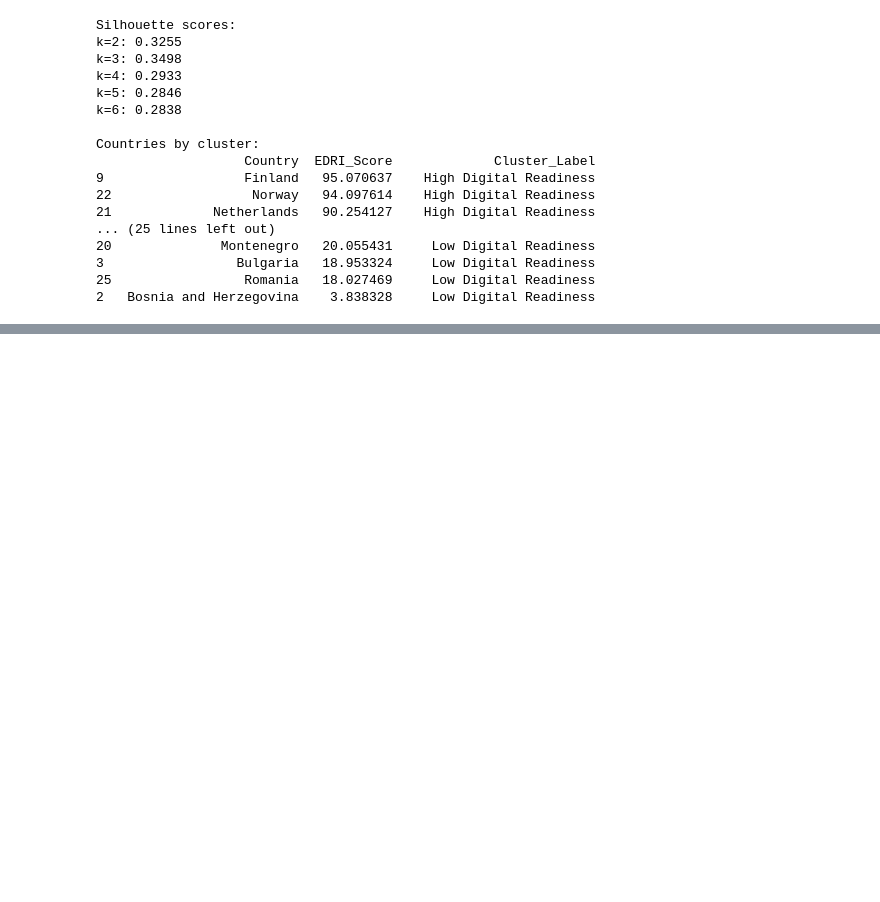
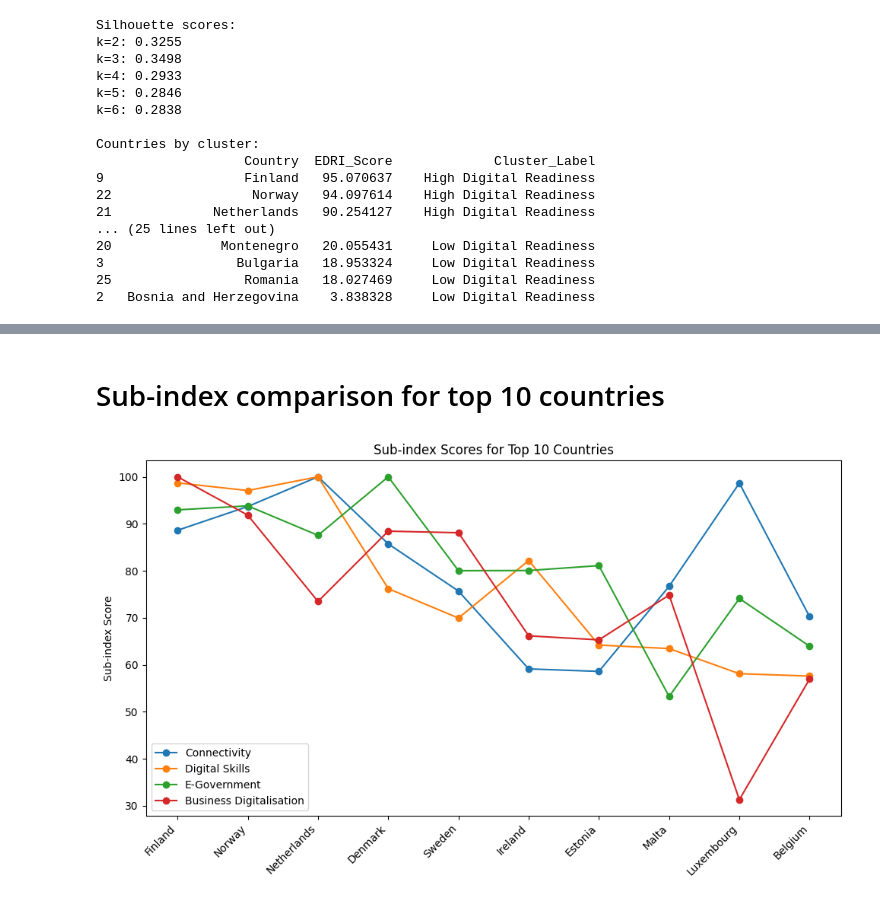
Before and after one commit to eljesam/DAV_CA_ELJESA, a Jupyter notebook: Code/edri_index_analysis.ipynb, the cells around one changed output, grey strips where cells are left out. Saved outputs shown, nothing was run; the diff lists cells and outputs as text; code cells hidden in the pictures; blank space fills up the shorter version.

```diff
--- a/Code/edri_index_analysis.ipynb
+++ b/Code/edri_index_analysis.ipynb
@@ -324,0 +339,19 @@ Countries by cluster:
+# %% [markdown]
+# Sub-index comparison for top 10 countries
+# %%
+top_10 = df.head(10)
+
+plt.figure(figsize=(10, 6))
+plt.plot(top_10["Country"], top_10["Connectivity_SubIndex"], marker="o", label="Connectivity")
+plt.plot(top_10["Country"], top_10["DigitalSkills_SubIndex"], marker="o", label="Digital Skills")
+plt.plot(top_10["Country"], top_10["EGovernment_SubIndex"], marker="o", label="E-Government")
+plt.plot(top_10["Country"], top_10["BusinessDigitalisation_SubIndex"], marker="o", label="Business Digitalisation")
+plt.xticks(rotation=45, ha="right")
+plt.ylabel("Sub-index Score")
+plt.title("Sub-index Scores for Top 10 Countries")
+plt.legend()
+plt.tight_layout()
+plt.savefig("top_10_subindices.png", dpi=300)
+plt.show()
+# %% [output]
+[figure, added]
```
Also changed, not shown: parts of 5 cells of this notebook, 6 other files.
